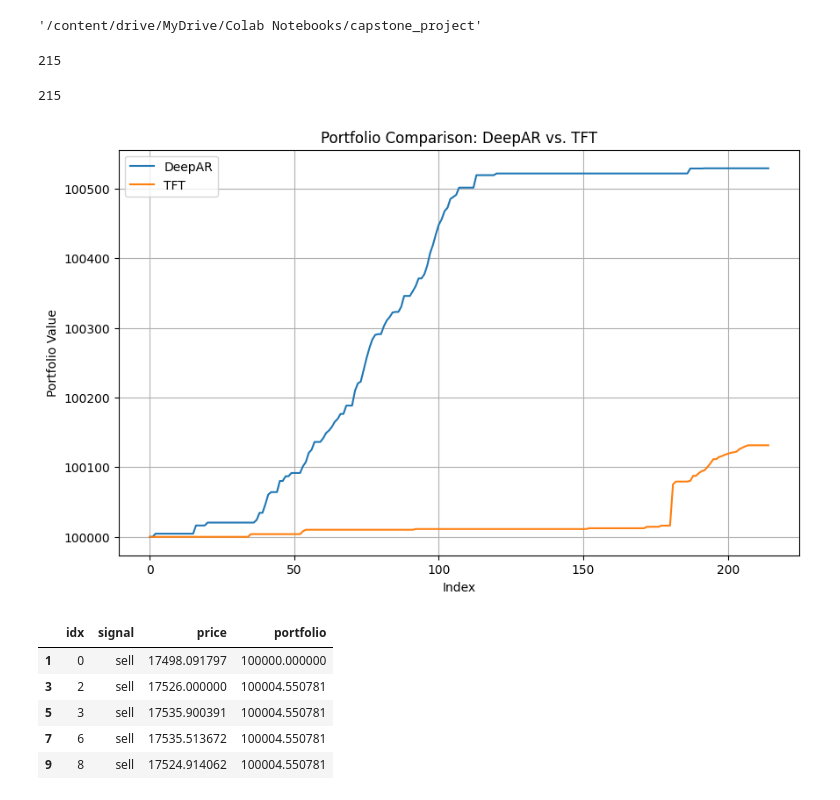
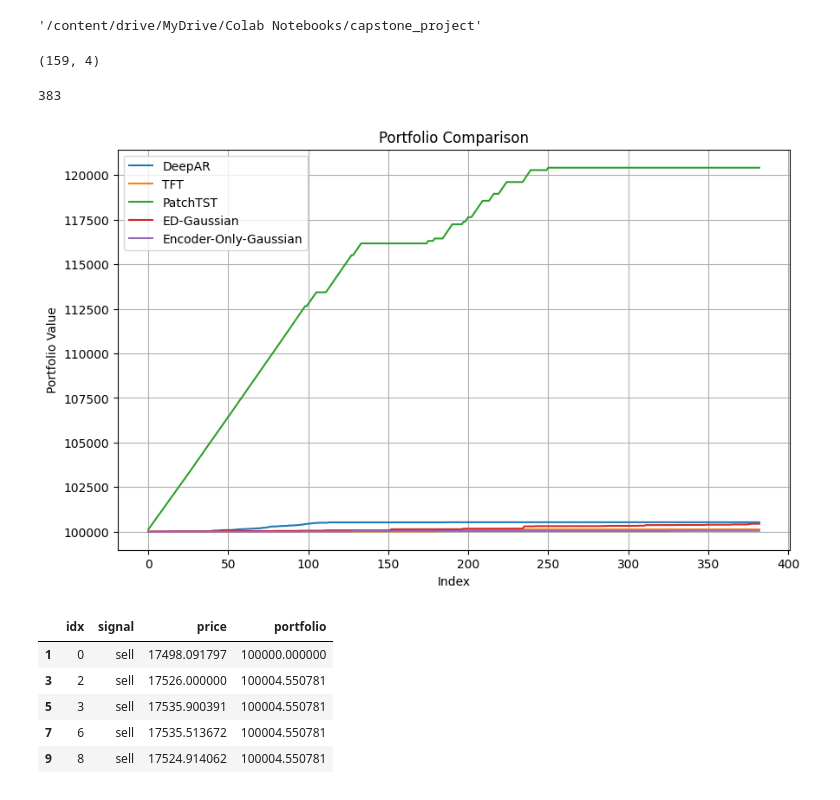
Before and after one commit to manikBS/omscs-capstone, a Jupyter notebook: portfolio_comparison.ipynb, the cells around one changed output. Drawn from its saved outputs; the diff is of its cells as text; code cells hidden in the pictures.

```diff
--- a/portfolio_comparison.ipynb
+++ b/portfolio_comparison.ipynb
@@ -42,15 +57,22 @@ tft_trade_log_df = tft_trade_log_df[tft_trade_log_df['signal'] != 'buy']
 # %%
-global_max = max(max(deepar_trade_log_df.idx), max(tft_trade_log_df.idx))
+global_max = max(max(deepar_trade_log_df.idx), max(tft_trade_log_df.idx),
+                 max(patch_tst_trade_log_df.idx), max(ed_gaussian_trade_log_df.idx),
+                 max(encoder_only_trade_log_df.idx))
 # %%
-prev_tft_value = 100000
-# tft_idx_list = tft_trade_log_df['idx'].values
-# tft_list = tft_trade_log_df['portfolio'].values
+prev_tft_value = 100000.00
 final_tft_portfolio_list = []
 
-prev_deepar_value = 100000
-# deepar_idx_list = deepar_trade_log_df['idx'].values
-# deepar_list = deepar_trade_log_df['portfolio'].values
+prev_deepar_value = 100000.00
 final_deepar_portfolio_list = []
+
+prev_patchtst_value = 100000.00
+final_patchtst_portfolio_list = []
+
+prev_ed_gaussian_value = 100000.00
+final_ed_gaussian_portfolio_list = []
+
+prev_encoder_only_value = 100000.00
+final_encoder_only_portfolio_list = []
 
 for i in range(0, global_max):
   if i in deepar_trade_log_df['idx'].values:
@@ -61,28 +83,42 @@ for i in range(0, global_max):
     prev_tft_value = tft_trade_log_df[tft_trade_log_df['idx'] == i]['portfolio'].values[0]
   final_tft_portfolio_list.append(prev_tft_value)
 
+  if i in patch_tst_trade_log_df['idx'].values:
+    prev_patchtst_value = patch_tst_trade_log_df[patch_tst_trade_log_df['idx'] == i]['portfolio'].values[0]
+  final_patchtst_portfolio_list.append(prev_patchtst_value)
+
+  if i in ed_gaussian_trade_log_df['idx'].values:
+    prev_ed_gaussian_value = ed_gaussian_trade_log_df[ed_gaussian_trade_log_df['idx'] == i]['portfolio'].values[0]
+  final_ed_gaussian_portfolio_list.append(prev_ed_gaussian_value)
+
+  if i in encoder_only_trade_log_df['idx'].values:
+    prev_encoder_only_value = encoder_only_trade_log_df[encoder_only_trade_log_df['idx'] == i]['portfolio'].values[0]
+  final_encoder_only_portfolio_list.append(prev_encoder_only_value)
 
 # deepar_trade_log_df['portfolio'] = final_deepar_portfolio_list
+# %%
+patch_tst_trade_log_df.shape
+# %% [output]
+(159, 4)
 # %%
-len(final_deepar_portfolio_list)
+len(final_patchtst_portfolio_list)
 # %% [output]
-215
+383
-# %%
-len(final_tft_portfolio_list)
-# %% [output]
-215
 # %%
 plt.figure(figsize=(10, 6))
 plt.plot(final_deepar_portfolio_list, label='DeepAR')
 plt.plot(final_tft_portfolio_list, label='TFT')
+plt.plot(final_patchtst_portfolio_list, label='PatchTST')
+plt.plot(final_ed_gaussian_portfolio_list, label='ED-Gaussian')
+plt.plot(final_encoder_only_portfolio_list, label='Encoder-Only-Gaussian')
 plt.xlabel('Index')
 plt.ylabel('Portfolio Value')
-plt.title('Portfolio Comparison: DeepAR vs. TFT')
+plt.title('Portfolio Comparison')
 plt.legend()
 plt.grid(True)
 plt.show()
 # %% [output]
-[figure, old version]
+[figure, new version]
 # %%
 deepar_trade_log_df.head()
 # %% [output]
```
Also changed, not shown: parts of 2 cells of this notebook.
